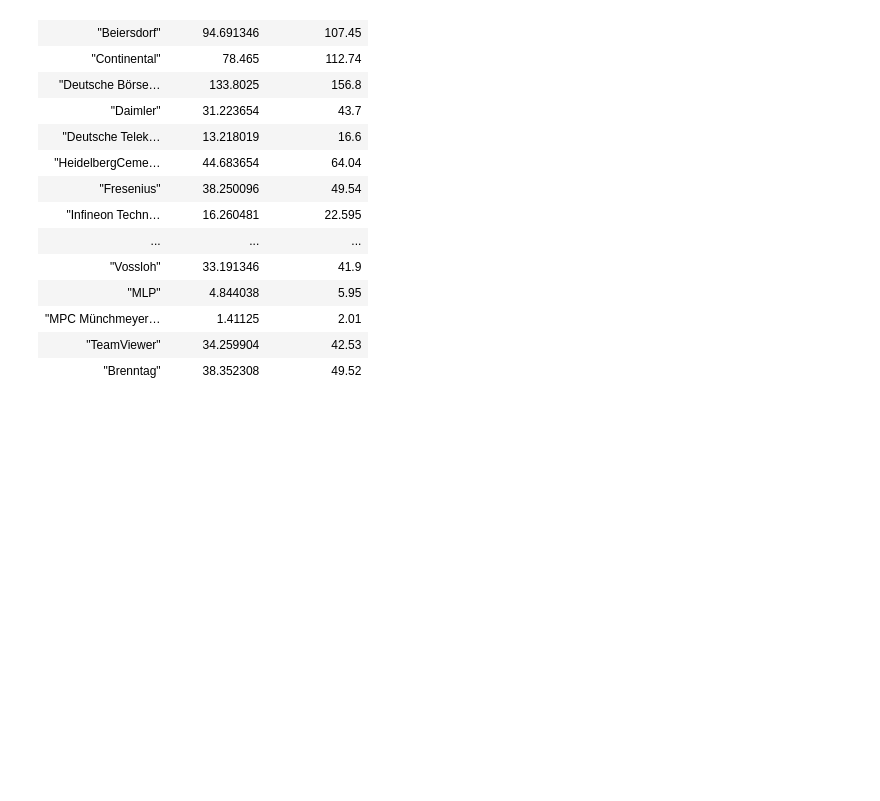
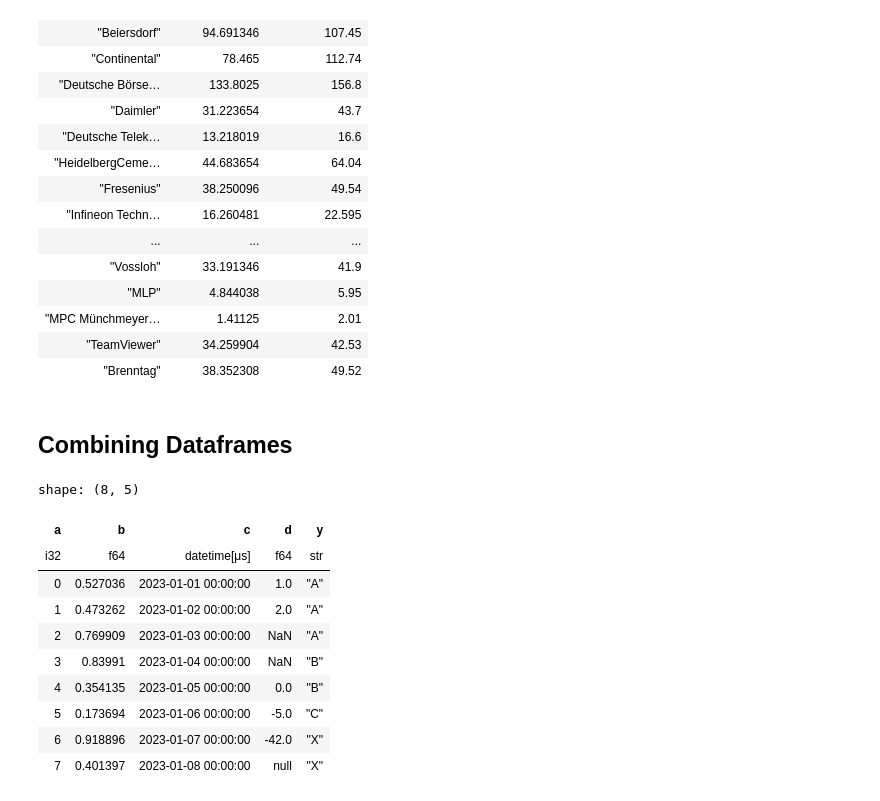
Before and after one commit to aerfort23/Python-Frameworks, a Jupyter notebook: Polars_demo.ipynb, the cells around one changed output. Drawn from its saved outputs; the diff is of its cells as text; code cells hidden in the pictures; blank space fills up the shorter version.

```diff
--- a/Polars_demo.ipynb
+++ b/Polars_demo.ipynb
@@ -317,3 +319,5 @@ shape: (173, 3)
 | "MPC Münchmeyer… | 1.41125 | 2.01 |
 | "TeamViewer" | 34.259904 | 42.53 |
 | "Brenntag" | 38.352308 | 49.52 |
+# %% [markdown]
+## Combining Dataframes
@@ -319,0 +340,14 @@ shape: (173, 3)
+# %%
+df.join(df2, left_on='a', right_on='x')
+# %% [output]
+shape: (8, 5)
+| a | b | c | d | y |
+| i32 | f64 | datetime[μs] | f64 | str |
+| 0 | 0.527036 | 2023-01-01 00:00:00 | 1.0 | "A" |
+| 1 | 0.473262 | 2023-01-02 00:00:00 | 2.0 | "A" |
+| 2 | 0.769909 | 2023-01-03 00:00:00 | NaN | "A" |
+| 3 | 0.83991 | 2023-01-04 00:00:00 | NaN | "B" |
+| 4 | 0.354135 | 2023-01-05 00:00:00 | 0.0 | "B" |
+| 5 | 0.173694 | 2023-01-06 00:00:00 | -5.0 | "C" |
+| 6 | 0.918896 | 2023-01-07 00:00:00 | -42.0 | "X" |
+| 7 | 0.401397 | 2023-01-08 00:00:00 | null | "X" |
```
Also changed, not shown: parts of 13 cells of this notebook.
